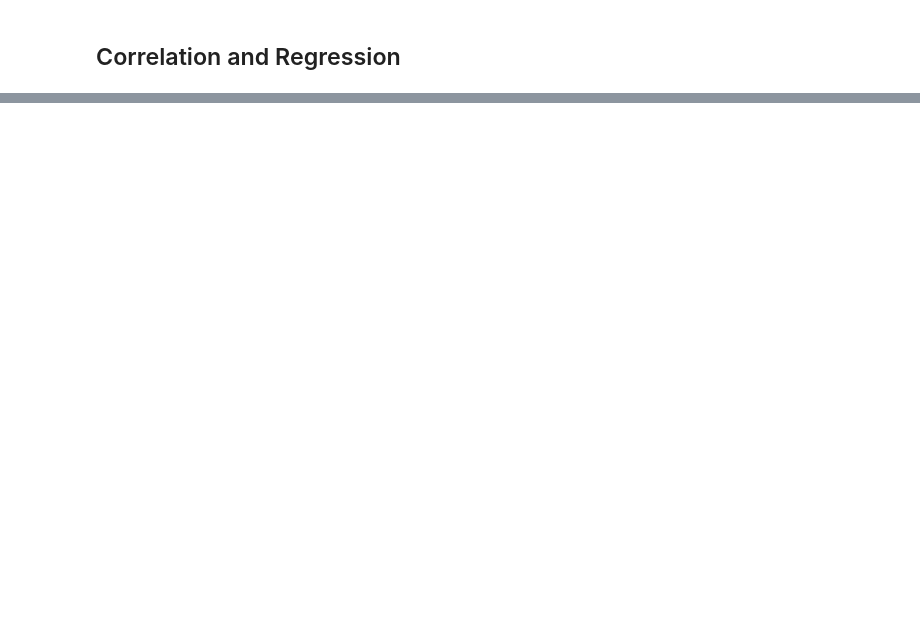
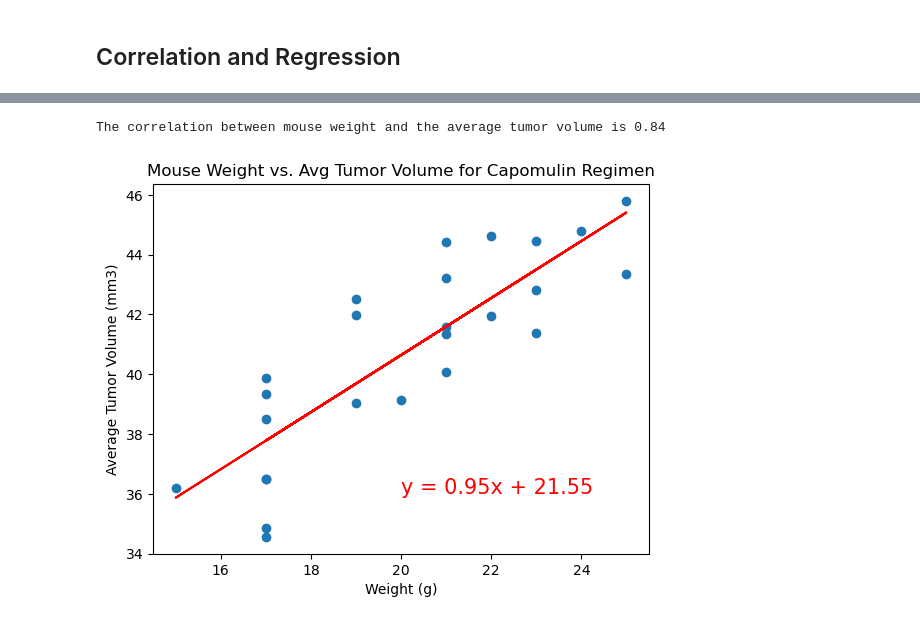
Before and after one commit to cosmopaladin/Pymaceuticals, a Jupyter notebook: pymaceuticals_starter.ipynb, the cells around one changed output, grey strips where cells are left out. Saved outputs shown, nothing was run; the diff lists cells and outputs as text; code cells hidden in the pictures; blank space fills up the shorter version.

```diff
--- a/pymaceuticals_starter.ipynb
+++ b/pymaceuticals_starter.ipynb
@@ -253,0 +315,18 @@ The correlation between mouse weight and the average tumor volume is 0.84
+# %%
+# Calculate the correlation coefficient and a linear regression model
+# for mouse weight and average observed tumor volume for the entire Capomulin regimen
+slope, intercept, rvalue, pvalue, stderr = st.linregress(merged_df[merged_df['Drug Regimen'] == 'Capomulin'].groupby('Mouse ID')['Weight (g)'].mean(), merged_df[merged_df['Drug Regimen'] == 'Capomulin'].groupby('Mouse ID')['Tumor Volume (mm3)'].mean())
+regress_values = merged_df[merged_df['Drug Regimen'] == 'Capomulin'].groupby('Mouse ID')['Weight (g)'].mean() * slope + intercept
+line_eq = f'y = {slope:.2f}x + {intercept:.2f}'
+plt.scatter(merged_df[merged_df['Drug Regimen'] == 'Capomulin'].groupby('Mouse ID')['Weight (g)'].mean(), merged_df[merged_df['Drug Regimen'] == 'Capomulin'].groupby('Mouse ID')['Tumor Volume (mm3)'].mean())
+plt.plot(merged_df[merged_df['Drug Regimen'] == 'Capomulin'].groupby('Mouse ID')['Weight (g)'].mean(), regress_values, color='red')
+plt.annotate(line_eq, (20, 36), color='red', fontsize=15)
+plt.xlabel('Weight (g)')
+plt.ylabel('Average Tumor Volume (mm3)')
+plt.title('Mouse Weight vs. Avg Tumor Volume for Capomulin Regimen')
+
+# correlation coefficient
+print(f"The correlation between mouse weight and the average tumor volume is {rvalue:.2f}")
+# %% [output]
+The correlation between mouse weight and the average tumor volume is 0.84
+[figure, added]
```
Also changed, not shown: parts of 7 cells of this notebook.
